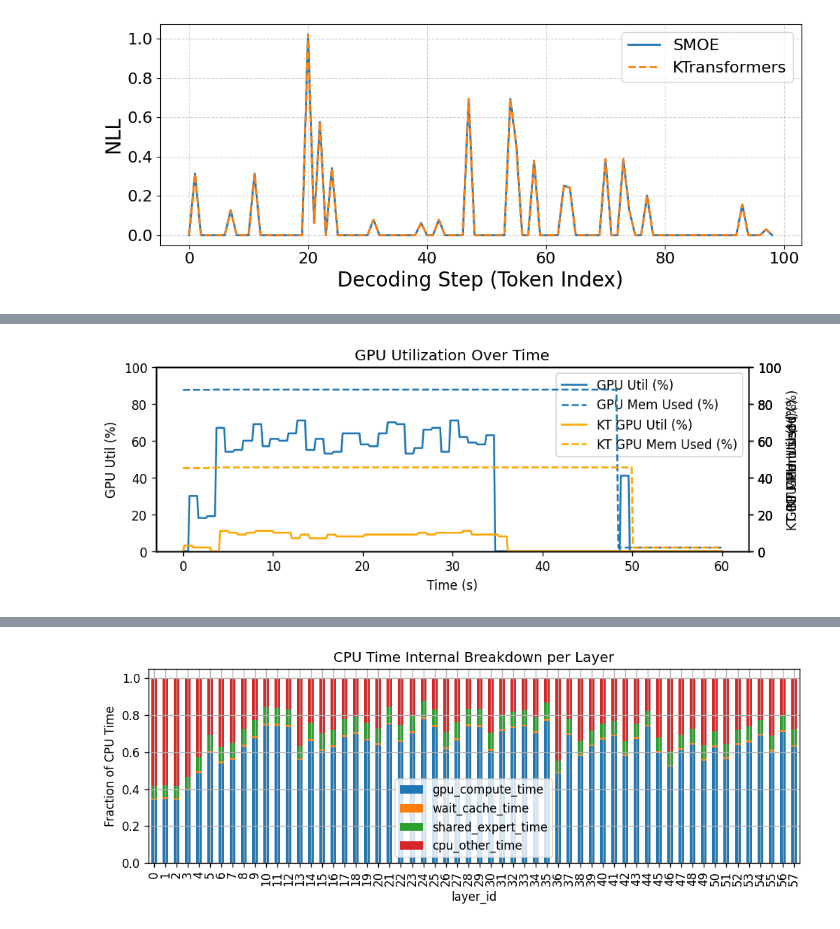
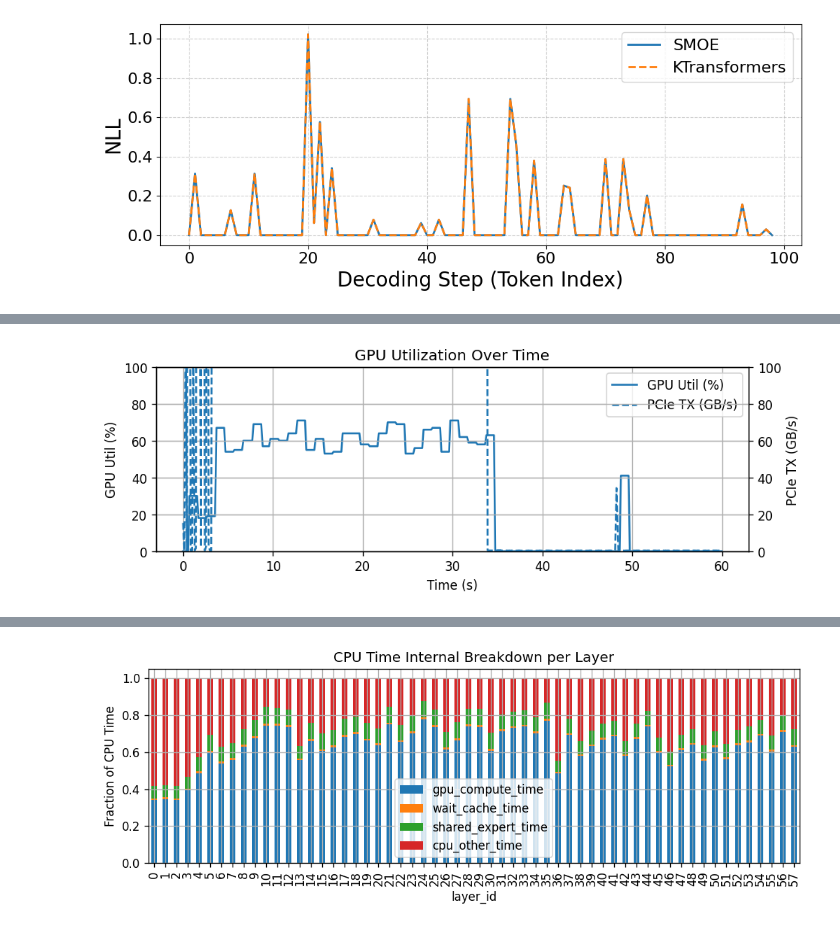
Before and after one commit to rzhang772/ktransformers, a Jupyter notebook: expirments/figures.ipynb, the cells around one changed output, grey strips where cells are left out. Saved outputs shown, nothing was run; the diff lists cells and outputs as text; code cells hidden in the pictures.

```diff
--- a/expirments/figures.ipynb
+++ b/expirments/figures.ipynb
@@ -547,47 +606,47 @@ ax1.plot(smoe_df["time"], smoe_df["gpu_util"], label="GPU Util (%)")
 ax1.set_ylabel("GPU Util (%)")
 ax1.set_xlabel("Time (s)")
 ax1.set_ylim(0, 100)
 
 ax2 = ax1.twinx()
-ax2.plot(smoe_df["time"], smoe_df["gpu_mem_util_pct"], linestyle="--", label="GPU Mem Used (%)")
-ax2.set_ylabel("GPU Mem Used (%)")
+ax2.plot(smoe_df["time"], smoe_df["pcie_tx_MBps"], linestyle="--", label="PCIe TX (GB/s)")
+ax2.set_ylabel("PCIe TX (GB/s)")
 ax2.set_ylim(0, 100)
 
-ax3 = ax1.twinx()
-ax3.plot(kt_df["time"], kt_df["gpu_util"], color="orange", label="KT GPU Util (%)")
-ax3.set_ylabel("KT GPU Util (%)")
-ax3.set_ylim(0, 100)
+# ax3 = ax1.twinx()
+# ax3.plot(kt_df["time"], kt_df["gpu_util"], color="orange", label="KT GPU Util (%)")
+# ax3.set_ylabel("KT GPU Util (%)")
+# ax3.set_ylim(0, 100)
 
-ax4 = ax1.twinx()
-ax4.plot(kt_df["time"], kt_df["gpu_mem_util_pct"], color="orange", linestyle="--", label="KT GPU Mem Used (%)")
-ax4.set_ylabel("KT GPU Mem Used (%)")
-ax4.set_ylim(0, 100)
+# ax4 = ax1.twinx()
+# ax4.plot(kt_df["time"], kt_df["gpu_mem_util_pct"], color="orange", linestyle="--", label="KT GPU Mem Used (%)")
+# ax4.set_ylabel("KT GPU Mem Used (%)")
+# ax4.set_ylim(0, 100)
 
 # ax5 = ax1.twinx()
 # ax5.plot(layer_df["time"], layer_df["gpu_util"], color="green", label="Layer-wise GPU Util (%)")
 # ax5.set_ylabel("Layer-wise GPU Util (%)")
 # ax5.set_ylim(0, 100)
 
 # ax6 = ax1.twinx()
 # ax6.plot(layer_df["time"], layer_df["gpu_mem_util_pct"], color="green", linestyle="--", label="Layer-wise GPU Mem Used (%)")
 # ax6.set_ylabel("Layer-wise GPU Mem Used (%)")
 # ax6.set_ylim(0, 100)
 
 
 lines, labels = ax1.get_legend_handles_labels()
 lines2, labels2 = ax2.get_legend_handles_labels()
-lines3, labels3 = ax3.get_legend_handles_labels()
-lines4, labels4 = ax4.get_legend_handles_labels()
+# lines3, labels3 = ax3.get_legend_handles_labels()
+# lines4, labels4 = ax4.get_legend_handles_labels()
 # lines5, labels5 = ax5.get_legend_handles_labels()
 # lines6, labels6 = ax6.get_legend_handles_labels()
 
-ax1.legend(lines + lines2 + lines3 + lines4, labels + labels2 + labels3 + labels4, loc="upper right")
+ax1.legend(lines + lines2, labels + labels2 + labels3 + labels4, loc="upper right")
 
 plt.title("GPU Utilization Over Time")
 plt.tight_layout()
 plt.show()
 # %% [output]
-[figure, old version]
+[figure, new version]
 # %%
 fig, ax = plt.subplots(figsize=(8, 3))
 
```
Also changed, not shown: parts of 20 cells of this notebook, 16 other files.
